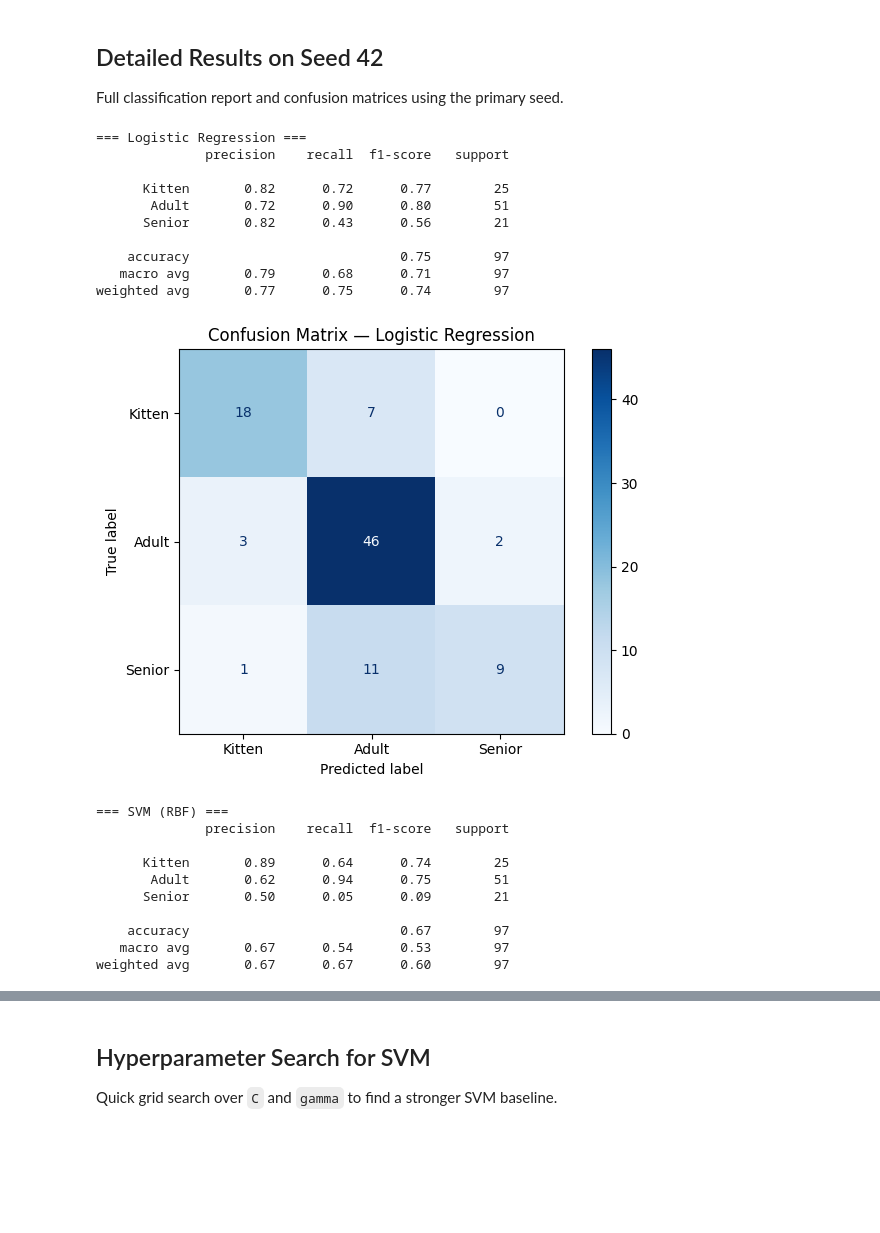
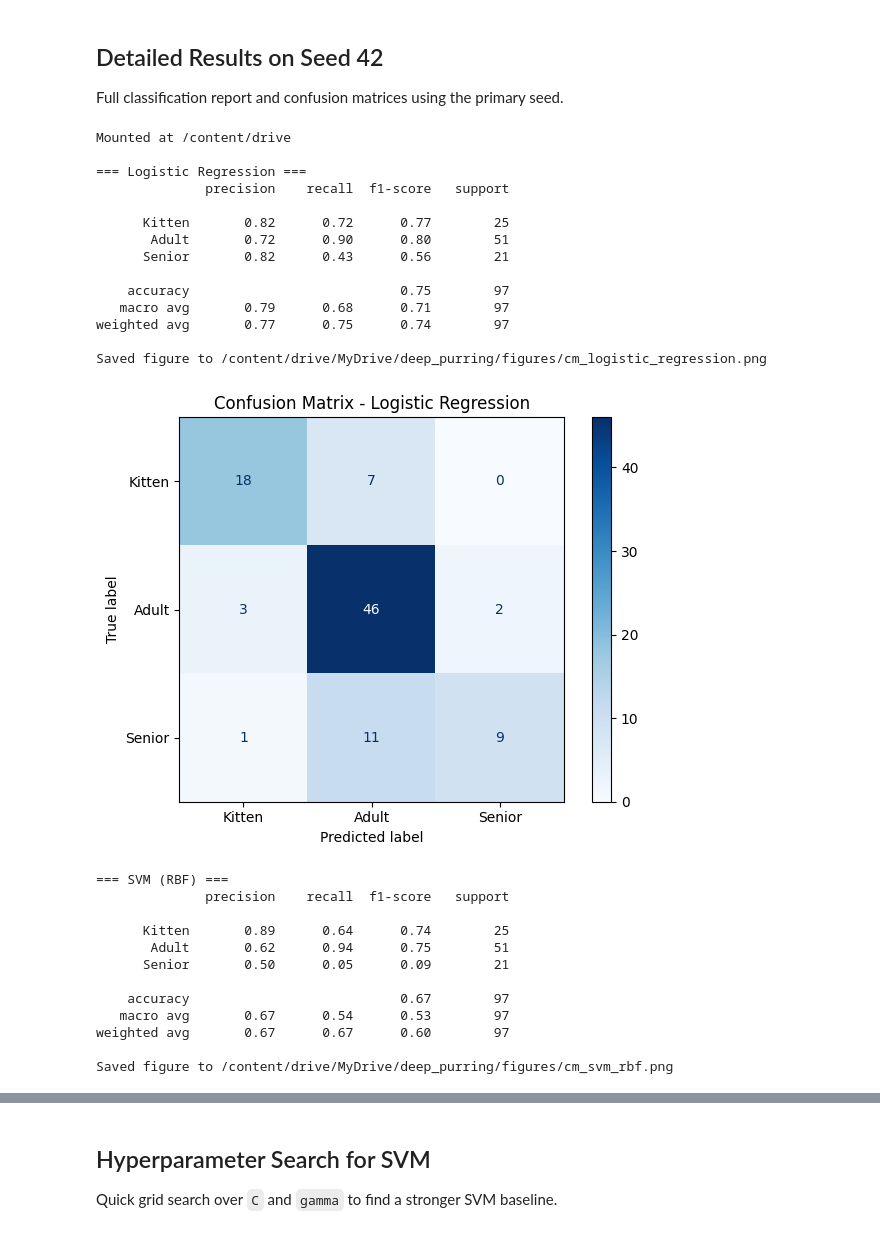
Before and after one commit to ZGZOO/deep_purring, a Jupyter notebook: ml_baselines.ipynb, the cells around one changed output, grey strips where cells are left out. Cells and saved outputs as stored; diff of their text form; code cells hidden in the pictures; blank space fills up the shorter version.

```diff
--- a/ml_baselines.ipynb
+++ b/ml_baselines.ipynb
@@ -146,12 +147,15 @@ def compute_metrics(y_true, y_pred) -> dict:
     }
 
 
-def plot_confusion_matrix(y_true, y_pred, title: str):
+def plot_confusion_matrix(y_true, y_pred, title: str, save_path: str = None):
     cm = confusion_matrix(y_true, y_pred)
     disp = ConfusionMatrixDisplay(confusion_matrix=cm, display_labels=AGE_GROUP_CATEGORIES)
     disp.plot(cmap=plt.cm.Blues)
     plt.title(title)
     plt.tight_layout()
+    if save_path:
+        plt.savefig(save_path, dpi=150, bbox_inches='tight')
+        print(f'Saved figure to {save_path}')
     plt.show()
 # %% [markdown]
 ## Multi-Seed Evaluation
@@ -228,28 +232,40 @@ SVM (RBF)            0.674 ± 0.013   0.649 ± 0.145  0.558 ± 0.018  0.540 ± 0
 
 Full classification report and confusion matrices using the primary seed.
 # %%
+from google.colab import drive
+drive.mount('/content/drive')
+
+FIGURES_DIR = '/content/drive/MyDrive/deep_purring/figures'
+os.makedirs(FIGURES_DIR, exist_ok=True)
+
 X_train, X_val, X_test, y_train, y_val, y_test = load_and_preprocess(42)
 
 final_classifiers = build_classifiers(42)
 for name, clf in final_classifiers.items():
     clf.fit(X_train, y_train)
     y_pred = clf.predict(X_test)
 
     print(f'\n=== {name} ===')
     print(classification_report(y_test, y_pred, target_names=AGE_GROUP_CATEGORIES))
-    plot_confusion_matrix(y_test, y_pred, f'Confusion Matrix — {name}')
+    save_name = name.lower().replace(' ', '_').replace('(', '').replace(')', '')
+    plot_confusion_matrix(y_test, y_pred, f'Confusion Matrix - {name}',
+                          save_path=f'{FIGURES_DIR}/cm_{save_name}.png')
 # %% [output]
+Mounted at /content/drive
+
 === Logistic Regression ===
               precision    recall  f1-score   support
 
       Kitten       0.82      0.72      0.77        25
        Adult       0.72      0.90      0.80        51
       Senior       0.82      0.43      0.56        21
 
     accuracy                           0.75        97
    macro avg       0.79      0.68      0.71        97
 weighted avg       0.77      0.75      0.74        97
+
+Saved figure to /content/drive/MyDrive/deep_purring/figures/cm_logistic_regression.png
-[figure, old version]
+[figure, new version]
 === SVM (RBF) ===
               precision    recall  f1-score   support
 
@@ -260,3 +276,5 @@ weighted avg       0.77      0.75      0.74        97
     accuracy                           0.67        97
    macro avg       0.67      0.54      0.53        97
 weighted avg       0.67      0.67      0.60        97
+
+Saved figure to /content/drive/MyDrive/deep_purring/figures/cm_svm_rbf.png
```
Also changed, not shown: parts of 3 cells of this notebook, 1 other file.
